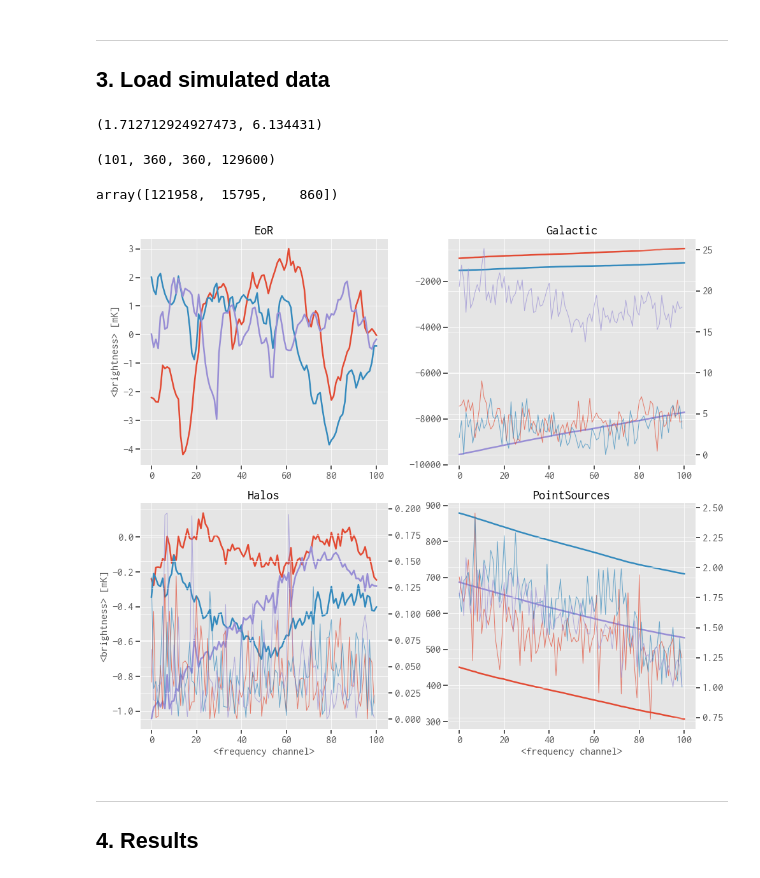
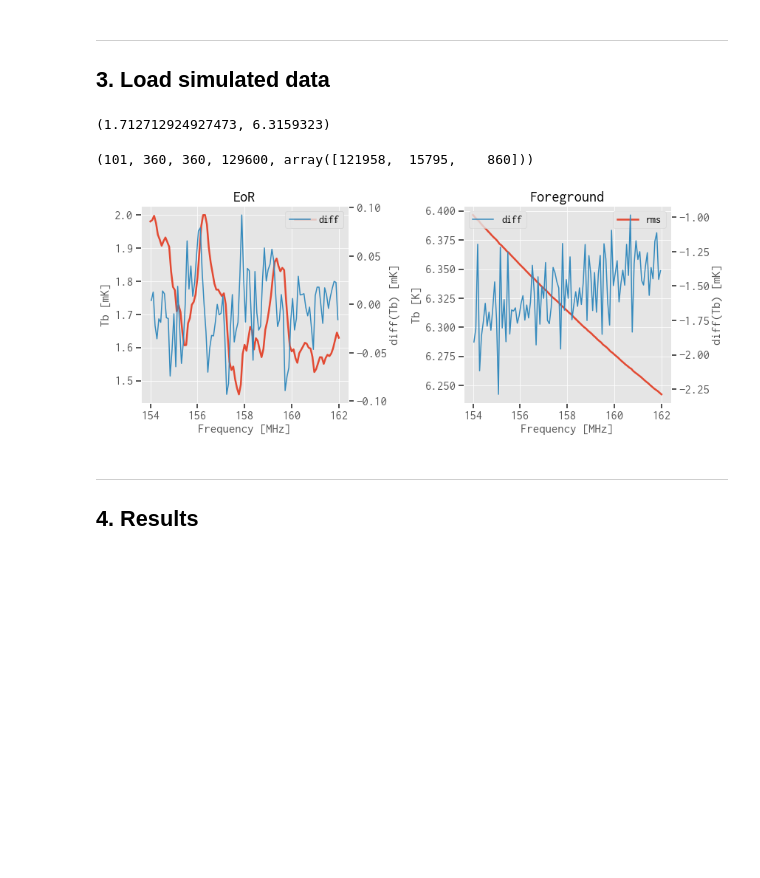
Before and after one commit to liweitianux/cdae-eor, a Jupyter notebook: code/polyfit.ipynb, the cells around one changed output. Cells and saved outputs as stored; diff of their text form; code cells hidden in the pictures; blank space fills up the shorter version.

Commit message:
code/polyfit: Update data load and plot

```diff
--- a/code/polyfit.ipynb
+++ b/code/polyfit.ipynb
@@ -149,39 +113,56 @@ def plot_fitresult(rpix, xfit, xout, xinput, xlabel):
 # %%
 # directory to the simulated cubes
 datadir = '../data'
+datadir = path.expanduser('~/works/eor-detection/oskar')
 
-cube_eor   = fits.open(path.join(datadir, 'eor.uvcut_b158c80_n360-cube.fits'  ))[0].data
-cube_gal   = fits.open(path.join(datadir, 'gal.uvcut_b158c80_n360-cube.fits'  ))[0].data
-cube_halos = fits.open(path.join(datadir, 'halos.uvcut_b158c80_n360-cube.fits'))[0].data
-cube_ptr   = fits.open(path.join(datadir, 'ptr.uvcut_b158c80_n360-cube.fits'  ))[0].data
+cube_eor = fits.open(path.join(datadir, 'eor.uvcut.sft_b158c80_n360-cube.fits'))[0].data
+cube_fg  = fits.open(path.join(datadir, 'fg.uvcut.sft_b158c80_n360-cube.fits' ))[0].data
+
+rms(cube_eor)*1e3, rms(cube_fg)
+# %% [output]
+(1.712712924927473, 6.3159323)
-# %%
-cube_fg  = cube_gal + cube_halos + cube_ptr
-cube_tot = cube_fg + cube_eor
-
-rms(cube_eor)*1e3, rms(cube_fg)
-# %% [output]
-(1.712712924927473, 6.134431)
 # %%
 nfreq, ny, nx = cube_eor.shape
 npix = nx * ny
+np.random.seed(42)
+rpix = np.random.randint(0, high=npix, size=3)
+ry = rpix // ny
+rx = rpix % ny
 
-nfreq, ny, nx, npix
+nfreq, ny, nx, npix, rpix
 # %% [output]
-(101, 360, 360, 129600)
+(101, 360, 360, 129600, array([121958,  15795,    860]))
-# %%
-np.random.seed(42)
-
-rpix = np.random.randint(0, high=npix, size=3)
-ry = rpix // ny
-rx = rpix % ny
-
-rpix
-# %% [output]
-array([121958,  15795,    860])
-# %%
-plot_cubes(rpix, (cube_eor, cube_gal, cube_halos, cube_ptr))
-# %% [output]
-[figure, removed]
+# %%
+f = np.linspace(154, 162, num=nfreq)
+fmid = (f[1:] + f[:-1]) / 2
+fig, (ax0, ax1) = plt.subplots(ncols=2, figsize=(12, 5))
+
+ax = ax0
+eor_rms = rms(cube_eor, axis=(1,2)) * 1e3  # mK
+ax.plot(f, eor_rms, lw=2.5, label='rms')
+ax.legend()
+ax.set(xlabel='Frequency [MHz]', ylabel='Tb [mK]', title='EoR')
+ax_ = ax.twinx()
+ax_.plot(fmid, np.diff(eor_rms), color='C1', label='diff')
+ax_.legend()
+ax_.set(ylabel='diff(Tb) [mK]')
+ax_.grid(False)
+
+ax = ax1
+fg_rms = rms(cube_fg, axis=(1,2))
+ax.plot(f, fg_rms, lw=2.5, label='rms')
+ax.legend()
+ax.set(xlabel='Frequency [MHz]', ylabel='Tb [K]', title='Foreground')
+ax_ = ax.twinx()
+ax_.plot(fmid, np.diff(fg_rms)*1e3, color='C1', label='diff')
+ax_.legend()
+ax_.set(ylabel='diff(Tb) [mK]')
+ax_.grid(False)
+
+fig.tight_layout()
+plt.show()
+# %% [output]
+[figure, added]
 # %% [markdown]
 ---
 
```
Also changed, not shown: parts of 1 cell of this notebook, 1 other file.
